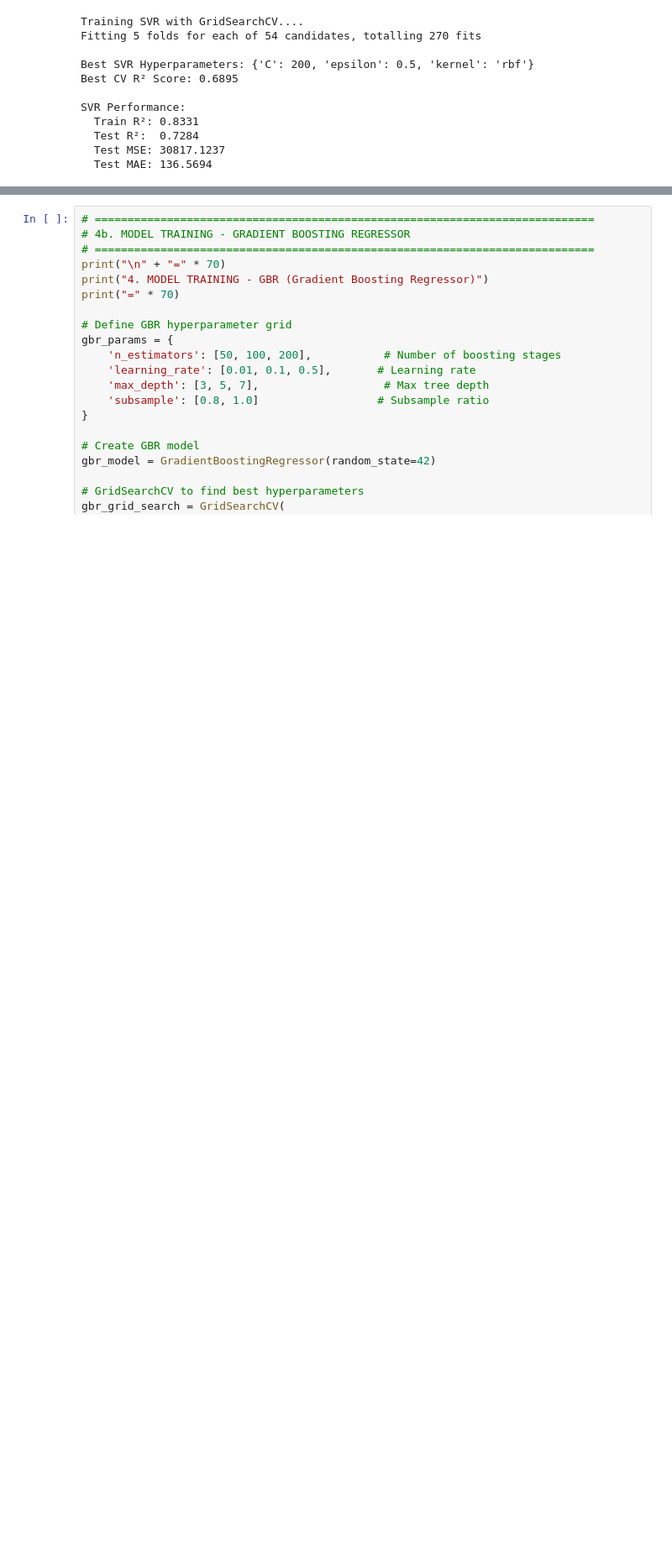
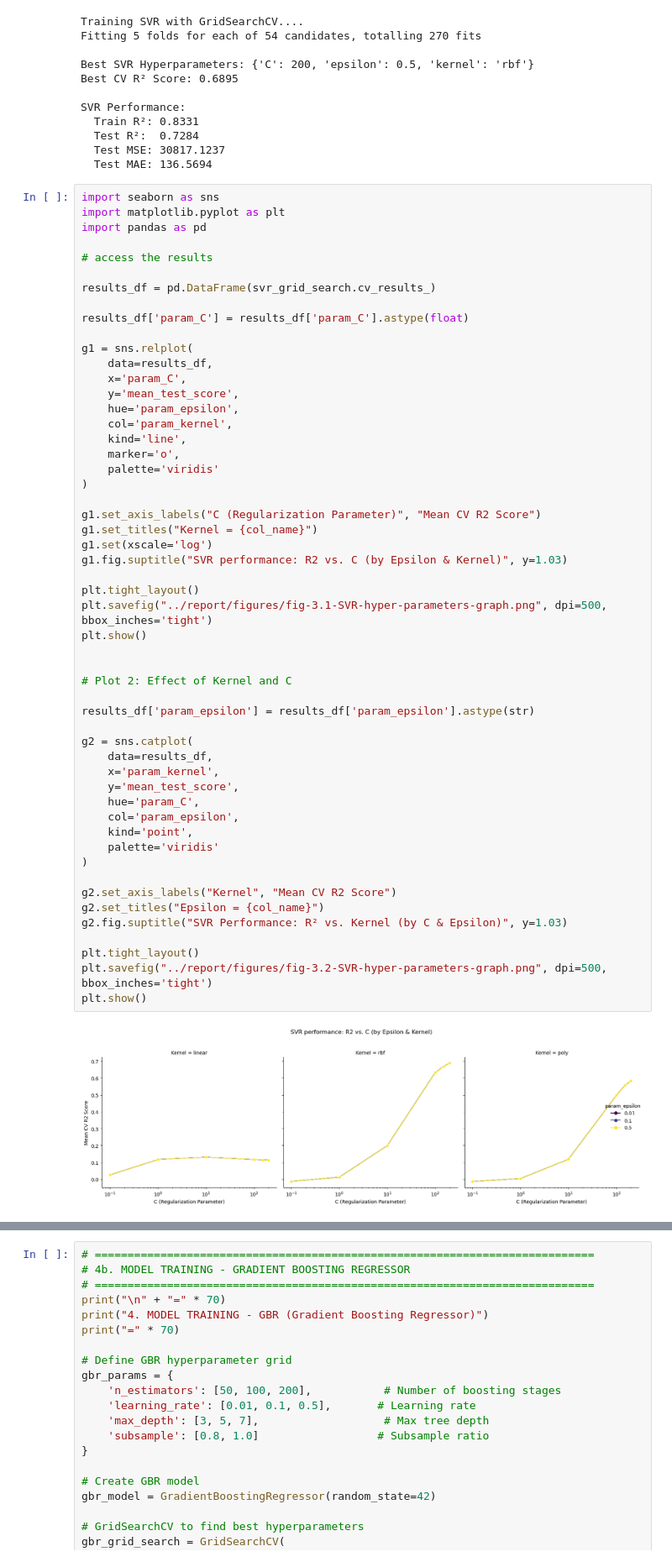
Before and after one commit to Ahmadbader17/COMP1801_ML_Coursework, a Jupyter notebook: notebooks/regression.ipynb, the cells around one changed output, grey strips where cells are left out. Shown: that part at 84% size. Drawn from its saved outputs; the diff is of its cells as text; blank space fills up the shorter version.

Commit message:
Added SVR and GBR results params in a graph

```diff
--- a/notebooks/regression.ipynb
+++ b/notebooks/regression.ipynb
@@ -192,3 +192,58 @@ SVR Performance:
   Test R²:  0.7284
   Test MSE: 30817.1237
   Test MAE: 136.5694
+# %%
+import seaborn as sns
+import matplotlib.pyplot as plt
+import pandas as pd
+
+# access the results
+
+results_df = pd.DataFrame(svr_grid_search.cv_results_)
+
+results_df['param_C'] = results_df['param_C'].astype(float)
+
+g1 = sns.relplot(
+    data=results_df,
+    x='param_C',
+    y='mean_test_score',
+    hue='param_epsilon',
+    col='param_kernel',
+    kind='line',
+    marker='o',
+    palette='viridis'
+)
+
+g1.set_axis_labels("C (Regularization Parameter)", "Mean CV R2 Score")
+g1.set_titles("Kernel = {col_name}")
+g1.set(xscale='log')
+g1.fig.suptitle("SVR performance: R2 vs. C (by Epsilon & Kernel)", y=1.03)
+
+plt.tight_layout()
+plt.savefig("../report/figures/fig-3.1-SVR-hyper-parameters-graph.png", dpi=500, bbox_inches='tight')
+plt.show()
+
+
+# Plot 2: Effect of Kernel and C
+
+results_df['param_epsilon'] = results_df['param_epsilon'].astype(str)
+
+g2 = sns.catplot(
+    data=results_df,
+    x='param_kernel',
+    y='mean_test_score',
+    hue='param_C',
+    col='param_epsilon',
+    kind='point',
+    palette='viridis'
+)
+
+g2.set_axis_labels("Kernel", "Mean CV R2 Score")
+g2.set_titles("Epsilon = {col_name}")
+g2.fig.suptitle("SVR Performance: R² vs. Kernel (by C & Epsilon)", y=1.03)
+
+plt.tight_layout()
+plt.savefig("../report/figures/fig-3.2-SVR-hyper-parameters-graph.png", dpi=500, bbox_inches='tight')
+plt.show()
+# %% [output]
+[figure, added]
```
Also changed, not shown: parts of 4 cells of this notebook, 4 other files.
